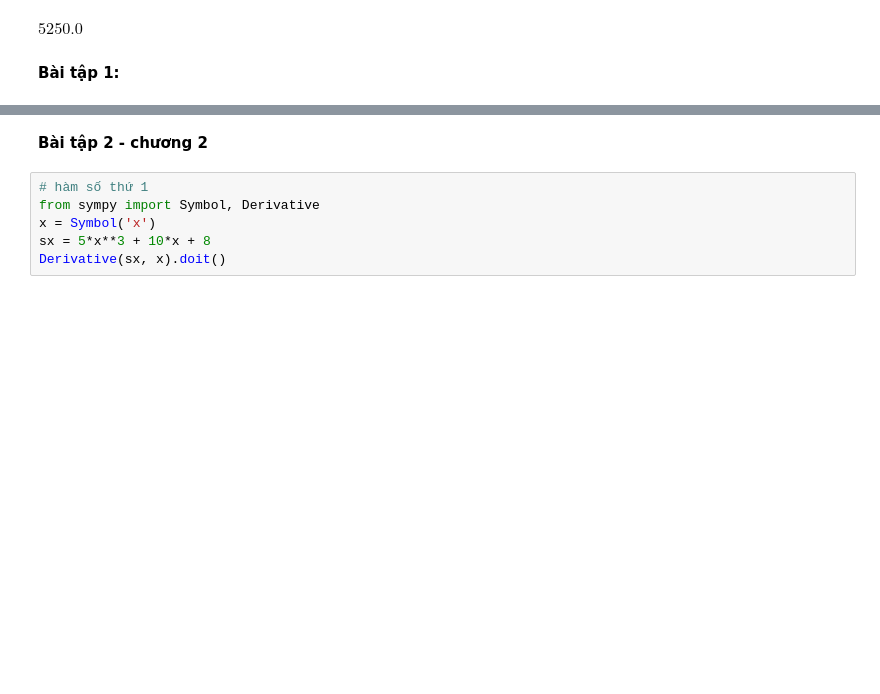
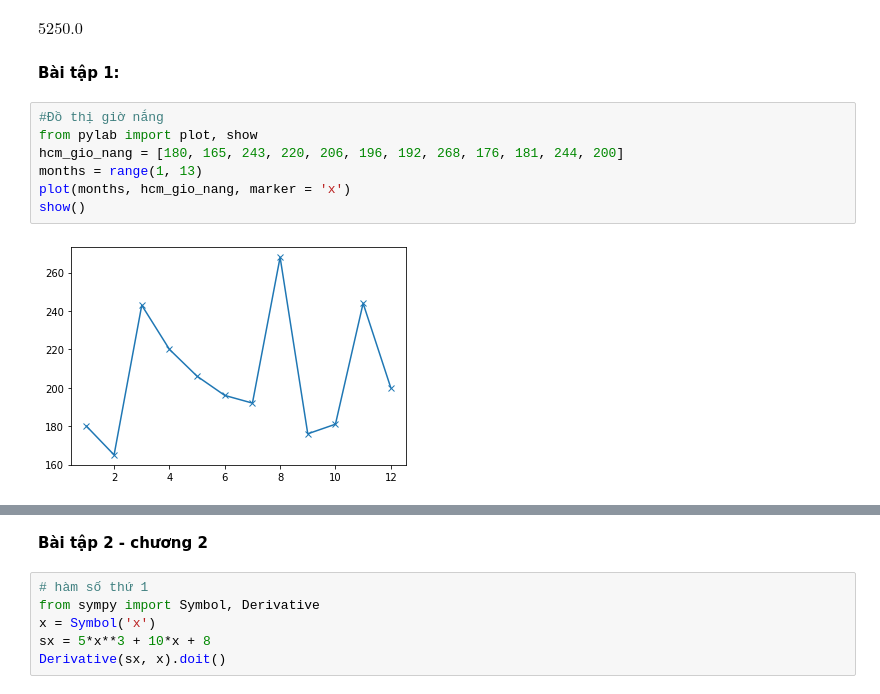
Before and after one commit to tranthehien091003/ThuchanhToanCC, a Jupyter notebook: Chương_2.ipynb, the cells around one changed output, grey strips where cells are left out. Saved outputs shown, nothing was run; the diff lists cells and outputs as text; blank space fills up the shorter version.

```diff
--- a/Chương_2.ipynb
+++ b/Chương_2.ipynb
@@ -175,3 +175,12 @@ f.subs({x:x_max}).evalf()
 $\displaystyle 5250.0$
 # %% [markdown]
 **Bài tập 1:**
+# %%
+#Đồ thị giờ nắng
+from pylab import plot, show
+hcm_gio_nang = [180, 165, 243, 220, 206, 196, 192, 268, 176, 181, 244, 200]
+months = range(1, 13)
+plot(months, hcm_gio_nang, marker = 'x')
+show()
+# %% [output]
+[figure, added]
```
Also changed, not shown: parts of 1 cell of this notebook.
